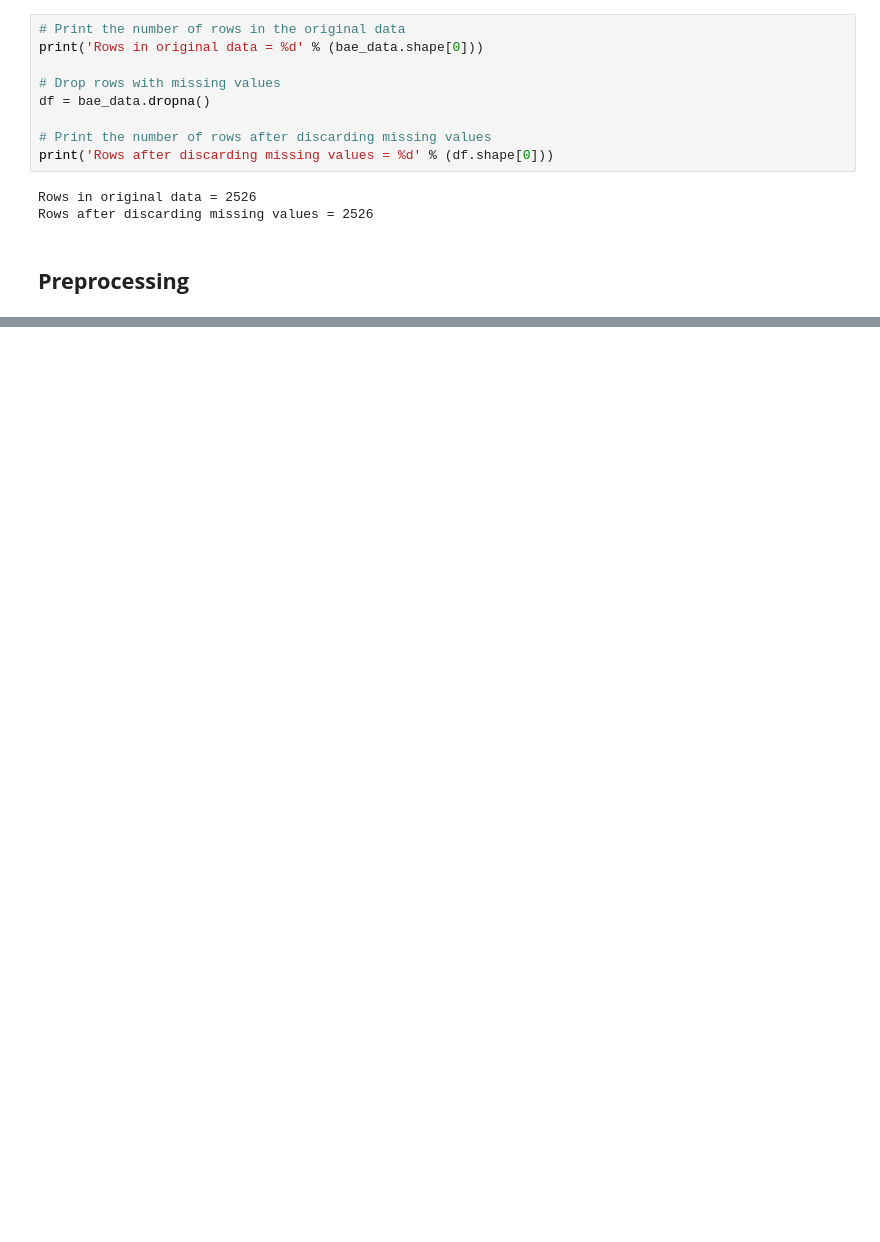
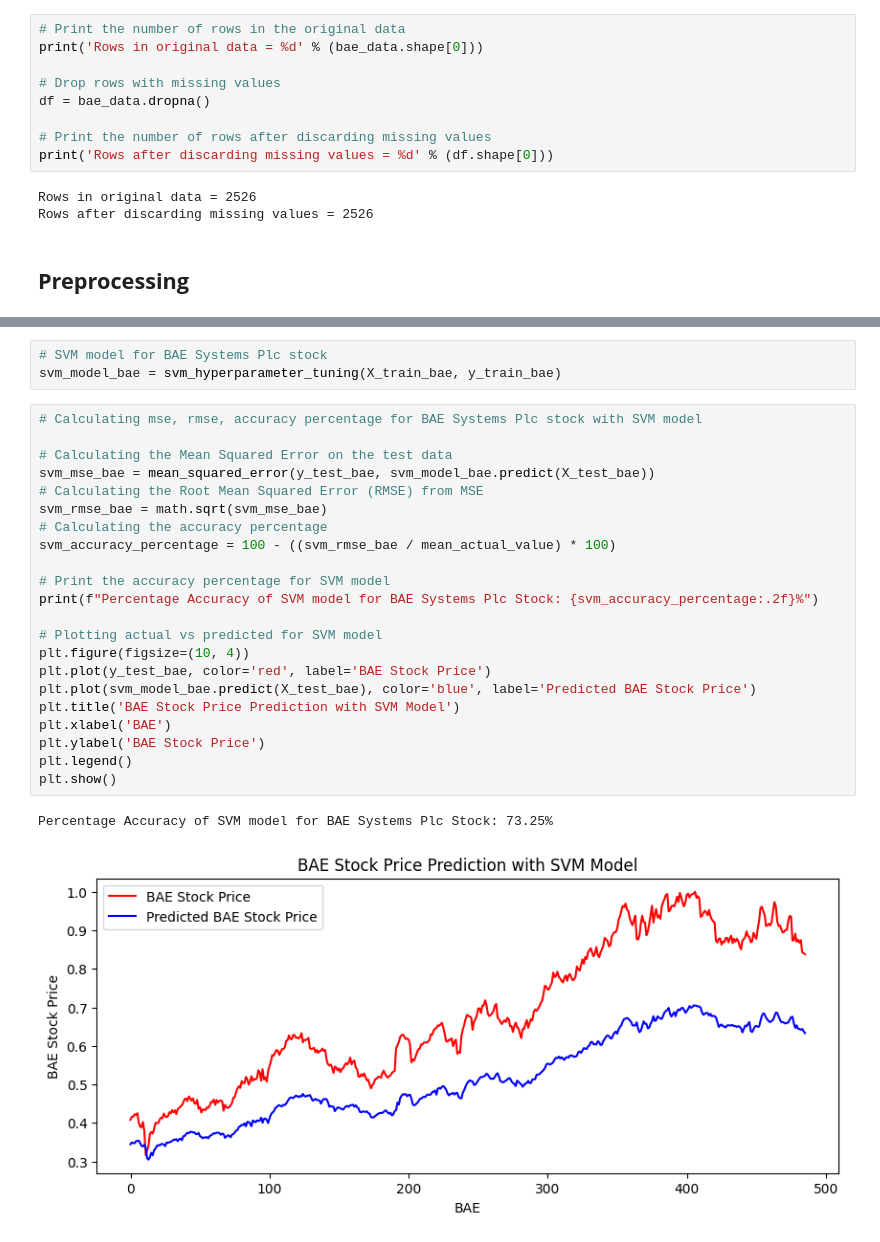
Before and after one commit to Bhavana-Kolli/22035573_Final-Project_Stock-Market, a Jupyter notebook: 22035573_Data_Science_Project.ipynb, the cells around one changed output, grey strips where cells are left out. Drawn from its saved outputs; the diff is of its cells as text; blank space fills up the shorter version.

```diff
--- a/22035573_Data_Science_Project.ipynb
+++ b/22035573_Data_Science_Project.ipynb
@@ -153,0 +266,28 @@ bae_data[['Close','Close: 30 Day MA','Close: 60 Day MA','Close: 100 Day MA']].pl
+# %%
+# SVM model for BAE Systems Plc stock
+svm_model_bae = svm_hyperparameter_tuning(X_train_bae, y_train_bae)
+# %%
+# Calculating mse, rmse, accuracy percentage for BAE Systems Plc stock with SVM model
+
+# Calculating the Mean Squared Error on the test data
+svm_mse_bae = mean_squared_error(y_test_bae, svm_model_bae.predict(X_test_bae))
+# Calculating the Root Mean Squared Error (RMSE) from MSE
+svm_rmse_bae = math.sqrt(svm_mse_bae)
+# Calculating the accuracy percentage
+svm_accuracy_percentage = 100 - ((svm_rmse_bae / mean_actual_value) * 100)
+
+# Print the accuracy percentage for SVM model
+print(f"Percentage Accuracy of SVM model for BAE Systems Plc Stock: {svm_accuracy_percentage:.2f}%")
+
+# Plotting actual vs predicted for SVM model
+plt.figure(figsize=(10, 4))
+plt.plot(y_test_bae, color='red', label='BAE Stock Price')
+plt.plot(svm_model_bae.predict(X_test_bae), color='blue', label='Predicted BAE Stock Price')
+plt.title('BAE Stock Price Prediction with SVM Model')
+plt.xlabel('BAE')
+plt.ylabel('BAE Stock Price')
+plt.legend()
+plt.show()
+# %% [output]
+Percentage Accuracy of SVM model for BAE Systems Plc Stock: 73.25%
+[figure, added]
```
Also changed, not shown: parts of 12 cells of this notebook.
